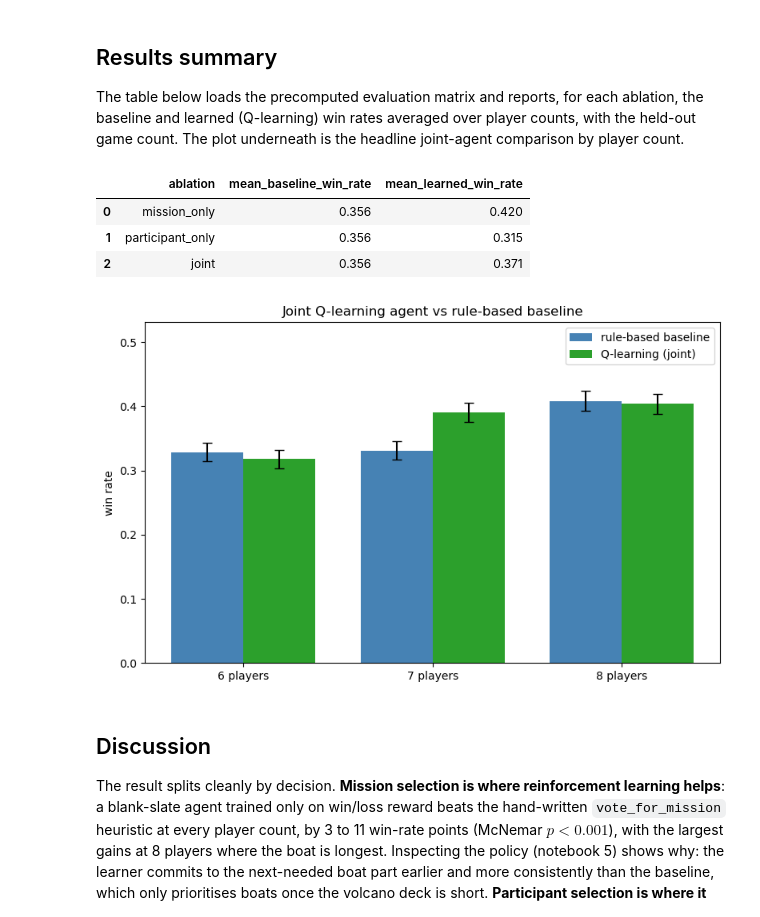
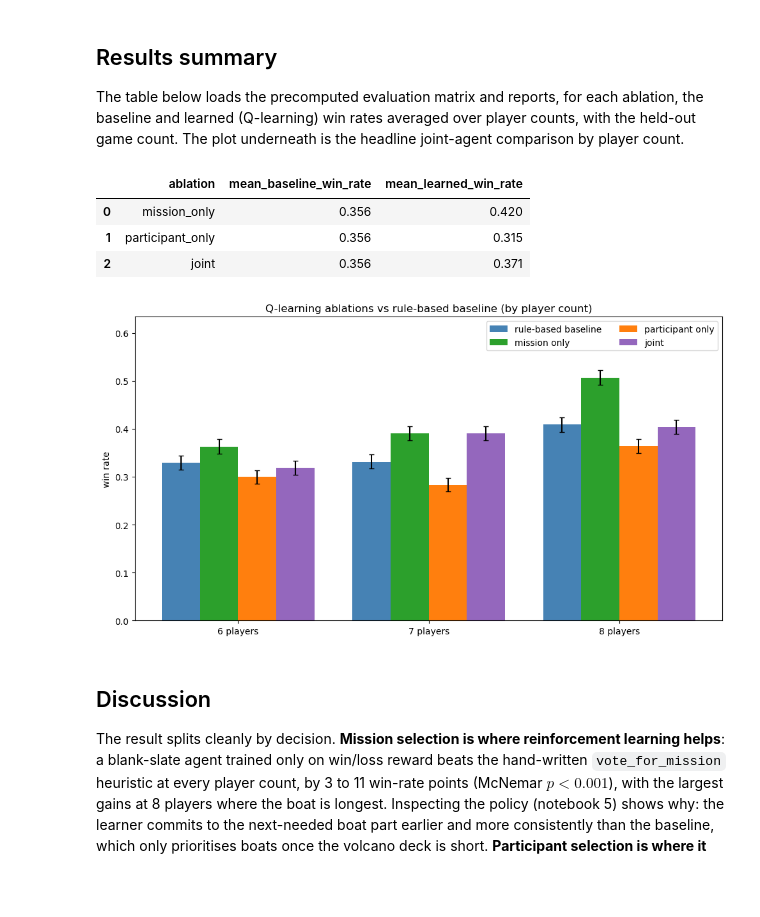
Before and after one commit to simo21-ss/volcano-rush, a Jupyter notebook: notebooks/machine_learning/reinforcement_learning.ipynb, the cells around one changed output. Cells and saved outputs as stored; diff of their text form; code cells hidden in the pictures; blank space fills up the shorter version.

```diff
--- a/notebooks/machine_learning/reinforcement_learning.ipynb
+++ b/notebooks/machine_learning/reinforcement_learning.ipynb
@@ -149,37 +149,42 @@ count. The plot underneath is the headline joint-agent comparison by player coun
 # %%
 manifest = json.loads((data_rl_path / 'manifest.json').read_text())
 
 def load_eval(ablation, update_rule, player_count):
     return json.loads((data_rl_path / f'eval_{ablation}_{update_rule}_pc{player_count}.json').read_text())
 
 rows = []
 for ablation in manifest['ablations']:
     baseline_rates = []
     learned_rates = []
     for player_count in manifest['player_counts']:
         summary = load_eval(ablation, 'q_learning', player_count)
         baseline_rates.append(summary['baseline_win_rate'])
         learned_rates.append(summary['rl_win_rate'])
     rows.append({
         'ablation': ablation,
         'mean_baseline_win_rate': round(sum(baseline_rates) / len(baseline_rates), 3),
         'mean_learned_win_rate': round(sum(learned_rates) / len(learned_rates), 3),
     })
 display(pd.DataFrame(rows))
 
-summaries_by_player_count = {pc: load_eval('joint', 'q_learning', pc) for pc in manifest['player_counts']}
-figure = rl_plots.plot_winrate_comparison(
-    summaries_by_player_count,
-    title = 'Joint Q-learning agent vs rule-based baseline',
-    learned_label = 'Q-learning (joint)',
+summaries = {
+    (ablation, player_count): load_eval(ablation, 'q_learning', player_count)
+    for ablation in manifest['ablations']
+    for player_count in manifest['player_counts']
+}
+figure = rl_plots.plot_ablation_comparison(
+    summaries,
+    player_counts = manifest['player_counts'],
+    ablations = manifest['ablations'],
+    title = 'Q-learning ablations vs rule-based baseline (by player count)',
 )
 plt.show()
 # %% [output]
 |  | ablation | mean_baseline_win_rate | mean_learned_win_rate |
 | 0 | mission_only | 0.356 | 0.420 |
 | 1 | participant_only | 0.356 | 0.315 |
 | 2 | joint | 0.356 | 0.371 |
-[figure, old version]
+[figure, new version]
 # %% [markdown]
 ## Discussion
 
```
Also changed, not shown: 2 other files.
